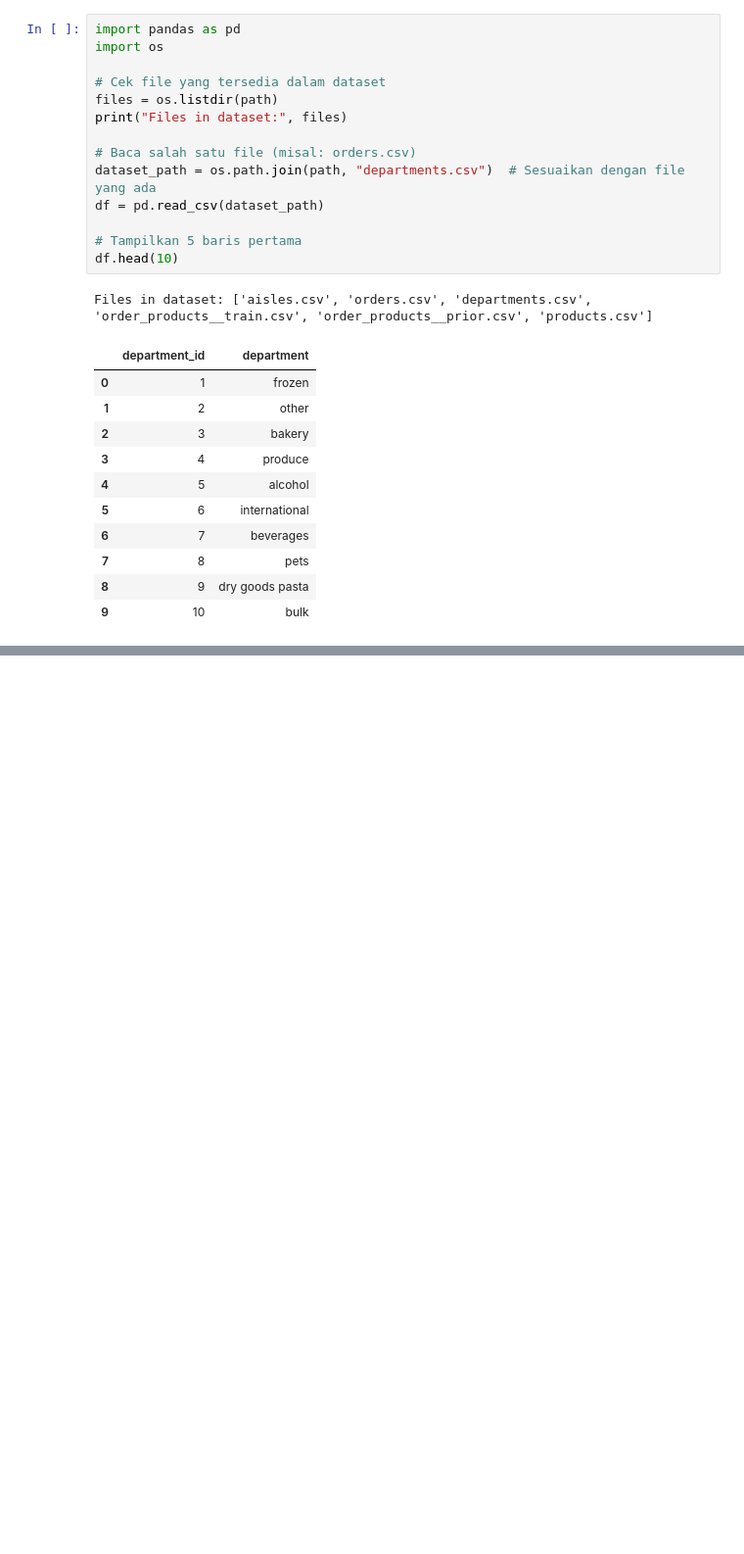
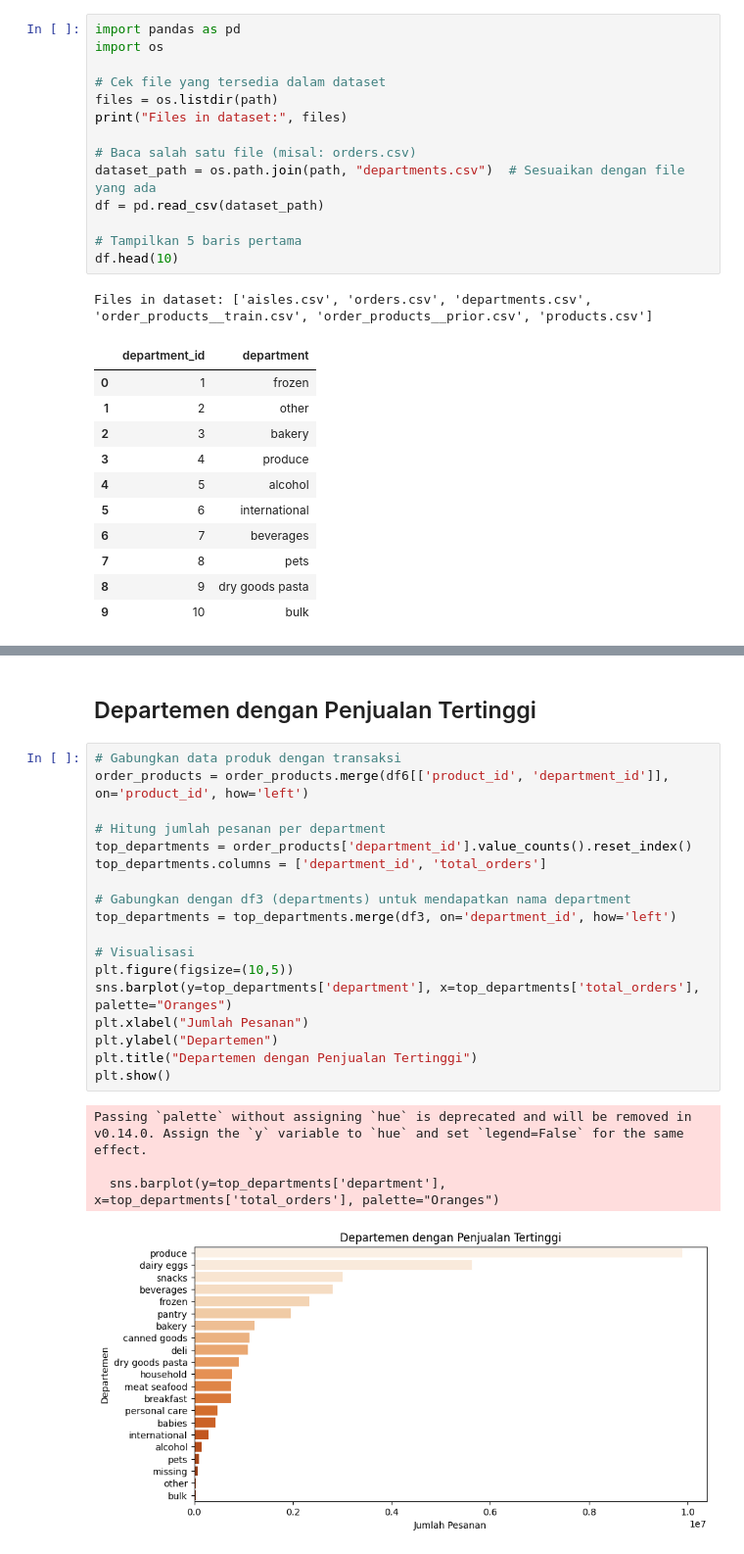
Before and after one commit to firarru/Sistem-Operasi-, a Jupyter notebook: 4_Studi Kasus 1.ipynb, the cells around one changed output, grey strips where cells are left out. Shown: that part at 98% size. Cells and saved outputs as stored; diff of their text form; blank space fills up the shorter version.

```diff
--- a/4_Studi Kasus 1.ipynb
+++ b/4_Studi Kasus 1.ipynb
@@ -63,0 +625,25 @@ hello vinda
+# %% [markdown]
+## Departemen dengan Penjualan Tertinggi
+# %%
+# Gabungkan data produk dengan transaksi
+order_products = order_products.merge(df6[['product_id', 'department_id']], on='product_id', how='left')
+
+# Hitung jumlah pesanan per department
+top_departments = order_products['department_id'].value_counts().reset_index()
+top_departments.columns = ['department_id', 'total_orders']
+
+# Gabungkan dengan df3 (departments) untuk mendapatkan nama department
+top_departments = top_departments.merge(df3, on='department_id', how='left')
+
+# Visualisasi
+plt.figure(figsize=(10,5))
+sns.barplot(y=top_departments['department'], x=top_departments['total_orders'], palette="Oranges")
+plt.xlabel("Jumlah Pesanan")
+plt.ylabel("Departemen")
+plt.title("Departemen dengan Penjualan Tertinggi")
+plt.show()
+# %% [output]
+Passing `palette` without assigning `hue` is deprecated and will be removed in v0.14.0. Assign the `y` variable to `hue` and set `legend=False` for the same effect.
+
+  sns.barplot(y=top_departments['department'], x=top_departments['total_orders'], palette="Oranges")
+[figure, added]
```
Also changed, not shown: parts of 59 cells of this notebook.
